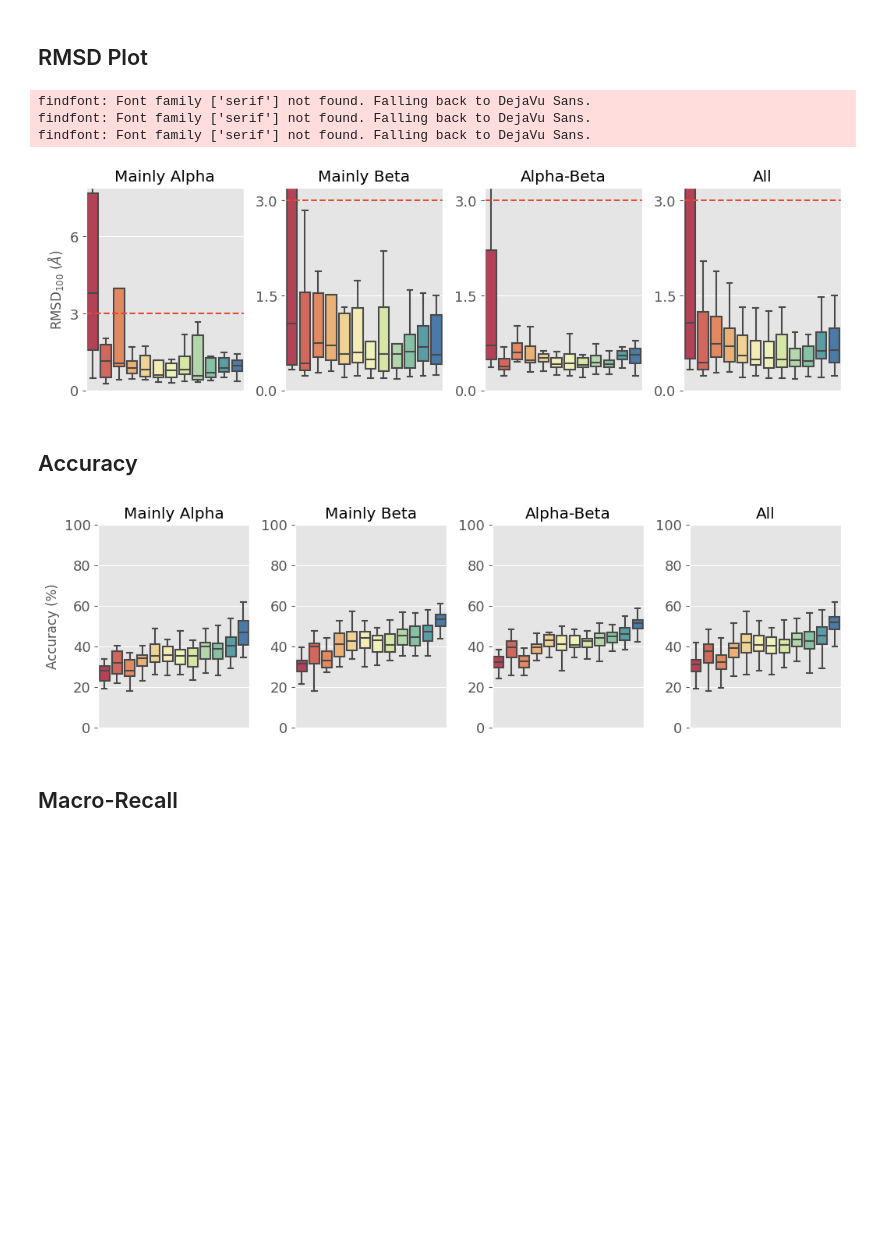
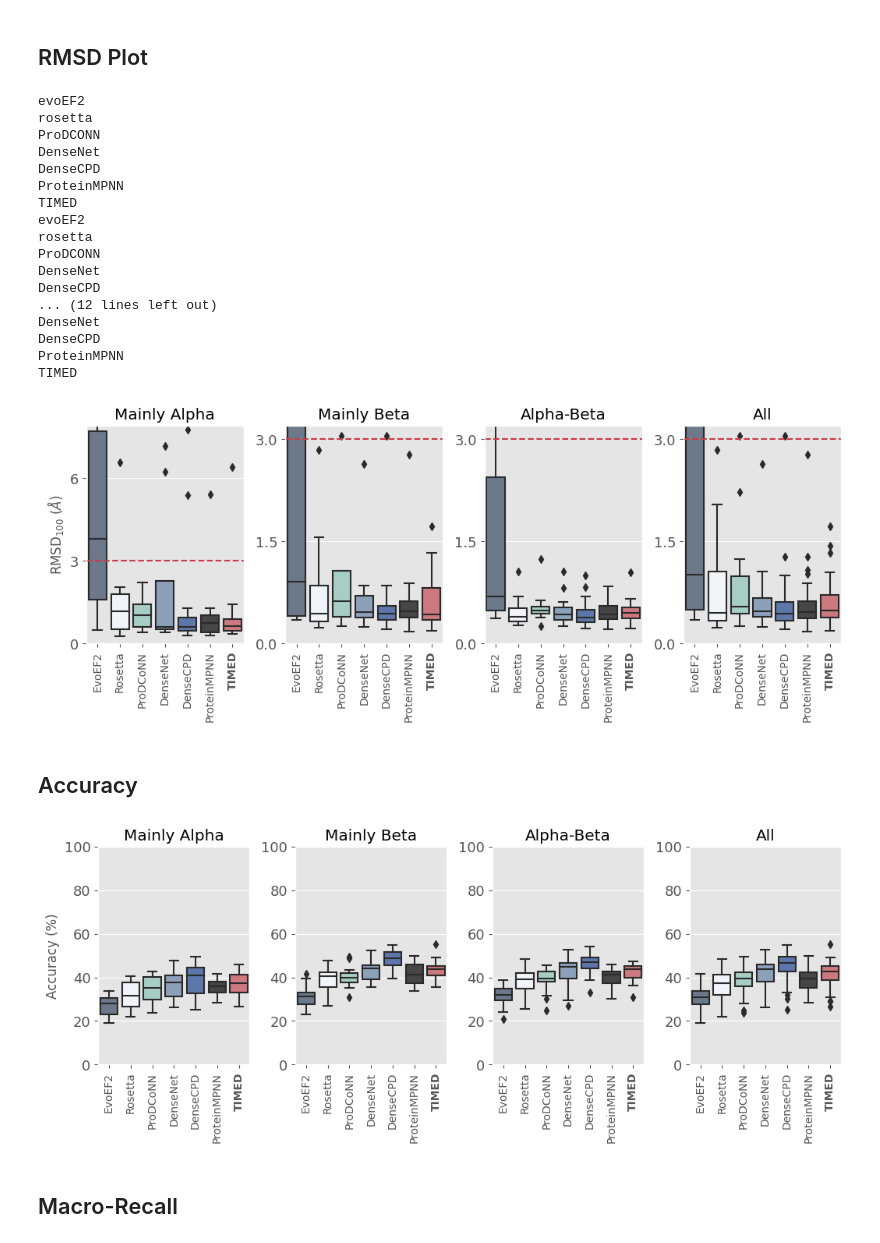
Before and after one commit to wells-wood-research/pdb-compare, a Jupyter notebook: plot_figures.ipynb, the cells around one changed output. Cells and saved outputs as stored; diff of their text form; code cells hidden in the pictures; blank space fills up the shorter version.

Commit message:
Fix plot with cb fix + all structures

```diff
--- a/plot_figures.ipynb
+++ b/plot_figures.ipynb
@@ -123,14 +244,16 @@ pymol.pymol_argv = ['pymol', '-qc']
 pymol.finish_launching()
 cmd = pymol.cmd
 # %%
-model_names = ['evoEF2', 'rosetta', 'prodconn', 'timed', 'timed_unbalanced', 'timed_deep', 'DenseNet', 'densecpd','timed_rotamer', 'timed_rotamer_deep','TIMED_polar_fix', 'TIMED_charge' ]
-path_to_model_structures = Path('/scratch/alphafold/localcolabfold/')
+model_names = ['evoEF2', 'rosetta', 'ProDCONN', 'DenseNet', 'DenseCPD', "ProteinMPNN", 'TIMED', #'TIMED_Deep',
+               'TIMED_Polar', 'TIMED_Charge' ]
+path_to_model_structures = Path('/scratch/alphafold/localcolabfold/publication_2023/')
 path_to_benchmark_structures = Path('/scratch/timed_dataset/benchmark_pdbs/')
-better_names = ['EvoEF2', 'Rosetta', 'ProDCoNN', 'TIMED', 'TIMED_Unbalanced', 'TIMED_Deep', 'DenseNet', 'DenseCPD','TIMED_Rotamer', 'TIMED_Rotamer_Deep','TIMED_Polar', 'TIMED_Charge' ]
+better_names = ['EvoEF2', 'Rosetta', 'ProDCoNN', 'DenseNet', 'DenseCPD', "ProteinMPNN",'TIMED', #'TIMED_Deep',
+                'TIMED_Polar', 'TIMED_Charge' ]
 # %% [markdown]
 Create accuracy file and divide by fold class
 # %%
 cath_location = "/scratch/pdb-compare/sequence-recovery-benchmark/cath-domain-description-file.txt"
 cath_df = get_cath.read_data(cath_location)
-df = get_cath.filter_with_user_list(cath_df,'/scratch/pdb-compare/sequence-recovery-benchmark/single_chain.txt')
+df = get_cath.filter_with_user_list(cath_df,'/scratch/pdb-compare/sequence-recovery-benchmark/dataset_visualization/crystal_structure_set.txt') #single_chain.txt')
 df = get_cath.append_sequence(df, PATH_TO_PDB)
@@ -138,8 +301,7 @@ df = get_cath.append_sequence(df, PATH_TO_PDB)
 from copy import copy
 for model_name in model_names:
 	print(model_name)
-	#model_name = 'skilled-wind-134-timed_hs1000_l2_dp03_weighted'
-	path_to_file = Path(f"timed_paper_2023/{model_name}.csv")
+	path_to_file = Path(f"timed_cb_fix/{model_name}.csv")
 	# select only monomers
 	new_df = copy(df)
 	# choose your model
@@ -147,9 +309,9 @@ for model_name in model_names:
 	    predictions = get_cath.load_prediction_matrix(new_df,
 	                                                  path_to_file.with_suffix(
 	                                                      '.txt'), path_to_file)
-	accuracy, recall = get_cath.score_each(new_df, predictions, by_fragment=False)
+	accuracy, recall, pdb_iso, pdb_charge = score_each(new_df, predictions, by_fragment=False)
 	model_path = path_to_model_structures / model_name
-	pdb_rmsd, pdb_charge, pdb_iso = get_all_rmsd(model_name, model_path, path_to_benchmark_structures, list(new_df.PDB.values))
+	pdb_rmsd = get_rmsd(model_name, model_path, path_to_benchmark_structures, list(new_df.PDB.values))
 	new_df['accuracy'] = accuracy
 	new_df['recall'] = recall
 	new_df['rmsd'] = pdb_rmsd
@@ -173,3 +334,5 @@ TIMED_charge
+# %%
+nord_palette = ["#66788fff","#f0f4f9ff","#9fd5c7ff","#849fc2ff","#5173b8ff", "#464646", "#db6b75ff", "#EBCB8B","#85bb63ff","#c6a2c6ff", "#adadad"]
 # %% [markdown]
 ## RMSD Plot
 # %%
@@ -221,7 +384,7 @@ def set_size(width, fraction=1):
     # Figure width in inches
     fig_width_in = fig_width_pt * inches_per_pt
     # Figure height in inches
-    fig_height_in = fig_width_in * golden_ratio / 2
+    fig_height_in = fig_width_in * golden_ratio / 1.5
 
     return fig_width_in, fig_height_in
 
@@ -249,7 +412,8 @@ for c in range(1,5):
     sequences = []
 
     median = 0
-    for i, model_name in enumerate(model_names):
+    for i, model_name in enumerate(model_names[:-2]):
+        print(model_name)
         df = pd.read_csv(f"performance/{model_name}_performance.csv")
         df.sort_values(by="PDB", inplace=True)
 
@@ -288,10 +452,10 @@ for c in range(1,5):
         if model_name == "evoEF2":
             median = np.median(y)
 
-    SHOW_OUTLIERS = False
+    SHOW_OUTLIERS = True
     # Do boxplots
     # 1 - RMSD
-    sns.boxplot(data=data_rmsd, ax = axes[c-1], showfliers = SHOW_OUTLIERS, palette=sns.color_palette("Spectral", n_colors=len(model_names)))
+    sns.boxplot(data=data_rmsd, ax = axes[c-1], showfliers = SHOW_OUTLIERS, palette=sns.set_palette(nord_palette))
     axes[c-1].set_title(f'{class_names[c-1]}') #, fontsize=20)
     if RMSD_100:
         ax.set_ylabel('RMSD$_{100}$ ($\AA$)')  # , fontsize=20)
@@ -300,44 +464,62 @@ for c in range(1,5):
     axes[c-1].tick_params(axis='x') #, labelsize=18)
     axes[c-1].tick_params(axis='y', labelsize=13)
     axes[c-1].yaxis.set_major_locator(plt.MaxNLocator(3))
-    axes[c-1].axes.xaxis.set_visible(False)
+    #axes[c-1].axes.xaxis.set_visible(False)
+    axes[c-1].set_xticklabels(better_names[:-2], rotation=90)
+    labels = axes[c-1].get_xticklabels()
+    #if 0 <= final_model_index < len(labels):
+    labels[-1].set_weight('bold')
     if c-1 == 0:
         axes[c-1].set_ylim(ymin=0, ymax=median+1) #, ymax=np.max(data_rmsd))
     else:
         axes[c-1].set_ylim(ymin=0, ymax=3.2)
-    axes[c-1].axhline(3,  ls='--')
+    axes[c-1].axhline(3,  ls='--', color='#CF3A46')
 
     # 2 - Macro Recall
     # sns.boxplot(data=data_recall, ax = ax2, showfliers = SHOW_OUTLIERS)
     # xtickNames = plt.setp(ax2, xticklabels=models)
     # plt.setp(xtickNames, rotation=45, fontsize=18)
     # ax2.set_ylabel('Macro-Recall (%)', fontsize=20)
     # ax2.tick_params(axis='x', labelsize=13)
     # ax2.tick_params(axis='y', labelsize=18)
     # ax2.set_ylim(ymin=0)
     #
     #
     # sns.boxplot(data=data_accuracy, ax = ax3, showfliers = SHOW_OUTLIERS)
     # xtickNames = plt.setp(ax3, xticklabels=models)
     # plt.setp(xtickNames, rotation=45, fontsize=18)
     # ax3.set_xlabel('Models', fontsize=20)
     # ax3.set_ylabel('Accuracy (%)', fontsize=20)
     # ax3.tick_params(axis='x', labelsize=13)
     # ax3.tick_params(axis='y', labelsize=18)
     # ax3.set_ylim(ymin=0) #, ymax=np.max(data_accuracy))
 
 
     del data_rmsd; del data_accuracy; del data_recall
 
 plt.tight_layout()
+plt.savefig(f"final_img_2023/boxplot_RMSD_Norm_{RMSD_100}.pdf", dpi=300)
 plt.show()
-#plt.savefig(f"boxplot_RMSD_Norm_{RMSD_100}.eps", dpi=300)
 plt.close()
 # %% [output]
-findfont: Font family ['serif'] not found. Falling back to DejaVu Sans.
-findfont: Font family ['serif'] not found. Falling back to DejaVu Sans.
-findfont: Font family ['serif'] not found. Falling back to DejaVu Sans.
+evoEF2
+rosetta
+ProDCONN
+DenseNet
+DenseCPD
+ProteinMPNN
+TIMED
+evoEF2
+rosetta
+ProDCONN
+DenseNet
+DenseCPD
+... (12 lines left out)
+DenseNet
+DenseCPD
+ProteinMPNN
+TIMED
-[figure, old version]
+[figure, new version]
 # %% [markdown]
 ## Accuracy
 # %%
@@ -389,7 +571,7 @@ def set_size(width, fraction=1):
     # Figure width in inches
     fig_width_in = fig_width_pt * inches_per_pt
     # Figure height in inches
-    fig_height_in = fig_width_in * golden_ratio / 2
+    fig_height_in = fig_width_in * golden_ratio / 1.5
 
     return fig_width_in, fig_height_in
 
@@ -417,7 +599,7 @@ for c in range(1,5):
     sequences = []
 
     median = 0
-    for i, model_name in enumerate(model_names):
+    for i, model_name in enumerate(model_names[:-2]):
         df = pd.read_csv(f"performance/{model_name}_performance.csv")
         df.sort_values(by="PDB", inplace=True)
 
@@ -456,10 +638,10 @@ for c in range(1,5):
         if model_name == "evoEF2":
             median = np.median(y)
 
-    SHOW_OUTLIERS = False
+    SHOW_OUTLIERS = True
     # Do boxplots
     # 1 - RMSD
-    sns.boxplot(data=data_accuracy, ax = axes[c-1], showfliers = SHOW_OUTLIERS, palette=sns.color_palette("Spectral", n_colors=len(model_names)))
+    sns.boxplot(data=data_accuracy, ax = axes[c-1], showfliers = SHOW_OUTLIERS, palette=sns.set_palette(nord_palette))
     axes[c-1].set_title(f'{class_names[c-1]}') #, fontsize=20)
     if RMSD_100:
         ax.set_ylabel('Accuracy (%)')  # , fontsize=20)
@@ -468,7 +650,11 @@ for c in range(1,5):
     axes[c-1].tick_params(axis='x') #, labelsize=18)
     axes[c-1].tick_params(axis='y', labelsize=13)
     axes[c-1].yaxis.set_major_locator(plt.MaxNLocator(5))
-    axes[c-1].axes.xaxis.set_visible(False)
+    #axes[c-1].axes.xaxis.set_visible(False)
+    axes[c-1].set_xticklabels(better_names[:-2], rotation=90)
+    labels = axes[c-1].get_xticklabels()
+    #if 0 <= final_model_index < len(labels):
+    labels[-1].set_weight('bold')
     # if c-1 == 0:
     #     axes[c-1].set_ylim(ymin=0, ymax=median+1) #, ymax=np.max(data_rmsd))
     # else:
@@ -498,11 +684,11 @@ for c in range(1,5):
     del data_rmsd; del data_accuracy; del data_recall
 
 plt.tight_layout()
+plt.savefig(f"final_img_2023/boxplot_accuracy.pdf", dpi=300)
 plt.show()
-#plt.savefig(f"boxplot_RMSD_Norm_{RMSD_100}.eps", dpi=300)
 plt.close()
 # %% [output]
-[figure, old version]
+[figure, new version]
 # %% [markdown]
 ## Macro-Recall
 # %%
```
Also changed, not shown: parts of 72 cells of this notebook.
